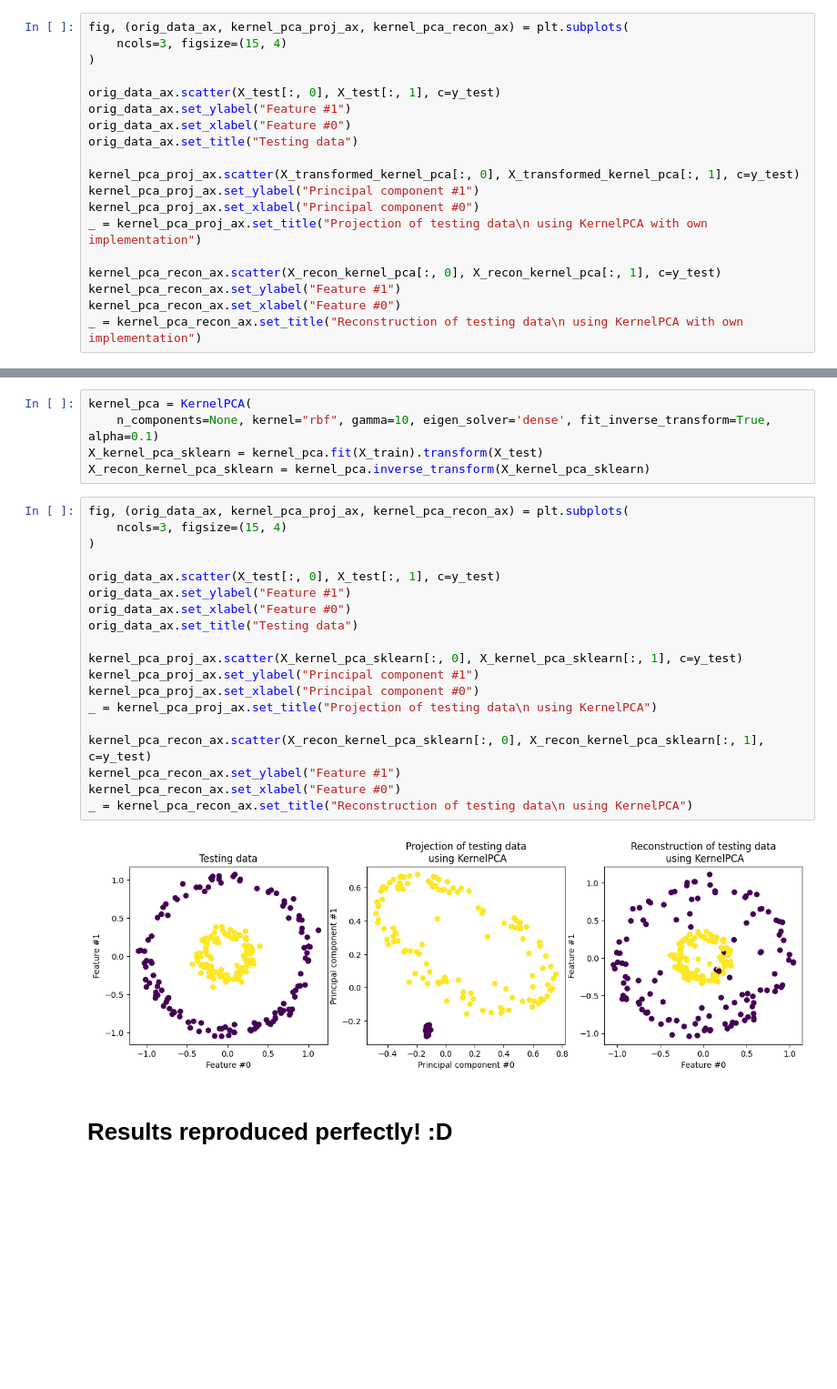
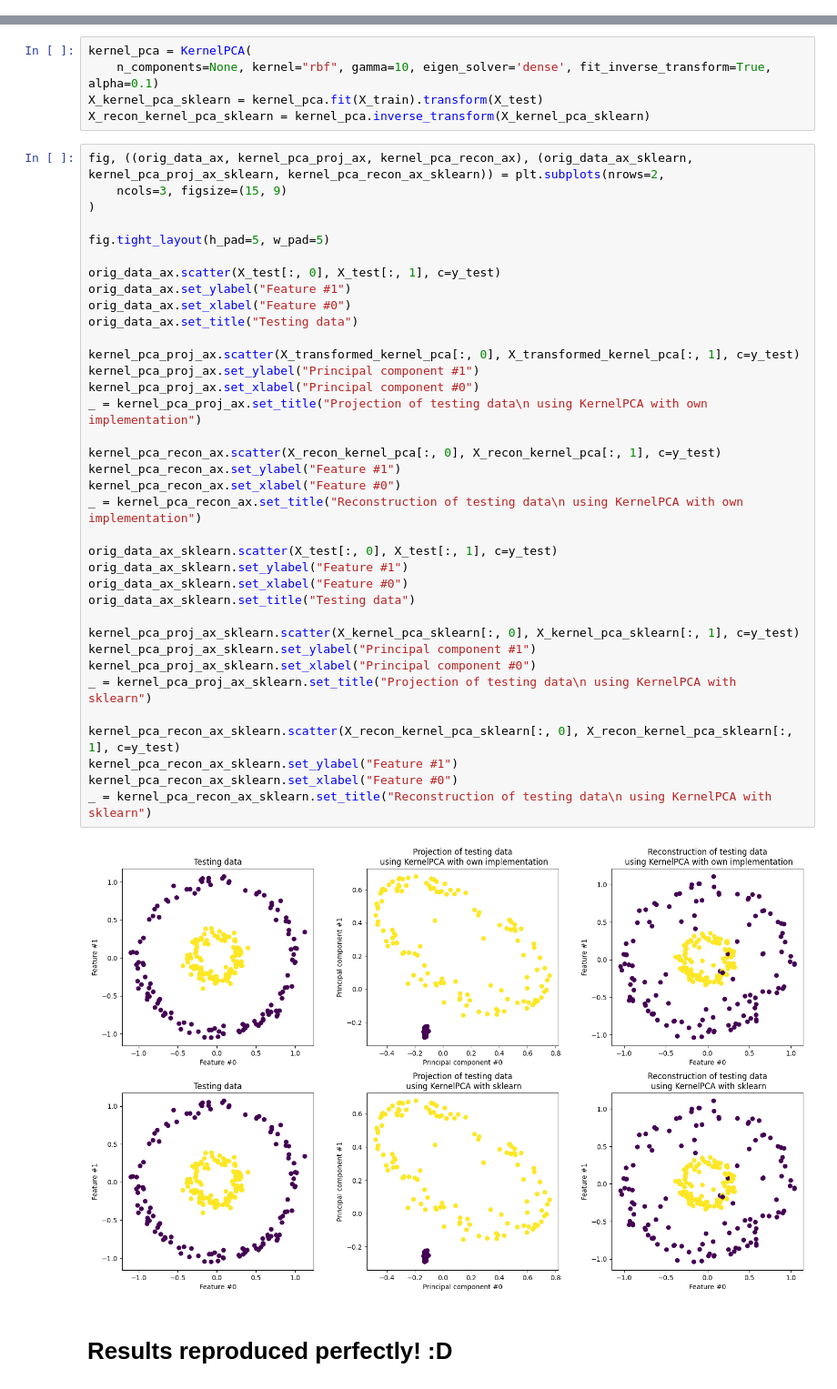
Before and after one commit to abf149/180651final, a Jupyter notebook: kernel_pca.ipynb, the cells around one changed output, grey strips where cells are left out. Shown at 91% size. Drawn from its saved outputs; the diff is of its cells as text; blank space fills up the shorter version.

Commit message:
more organized reproduction of results of sklearn example

```diff
--- a/kernel_pca.ipynb
+++ b/kernel_pca.ipynb
@@ -28,22 +29,3 @@ _ = test_ax.set_title("Testing data")
 # %%
 X_transformed_kernel_pca, eigenvectors, eigenvalues = kpca.kernel_PCA(X_train, X_test, n_components=None, kernel='rbf', gamma=10, mode='transform')
 X_recon_kernel_pca, X_recon_kernel_pca_err = kpca.kernel_PCA(X_train, X_test, n_components=None, kernel='rbf', gamma=10, mode='recon', alpha=0.1)
-# %%
-fig, (orig_data_ax, kernel_pca_proj_ax, kernel_pca_recon_ax) = plt.subplots(
-    ncols=3, figsize=(15, 4)
-)
-
-orig_data_ax.scatter(X_test[:, 0], X_test[:, 1], c=y_test)
-orig_data_ax.set_ylabel("Feature #1")
-orig_data_ax.set_xlabel("Feature #0")
-orig_data_ax.set_title("Testing data")
-
-kernel_pca_proj_ax.scatter(X_transformed_kernel_pca[:, 0], X_transformed_kernel_pca[:, 1], c=y_test)
-kernel_pca_proj_ax.set_ylabel("Principal component #1")
-kernel_pca_proj_ax.set_xlabel("Principal component #0")
-_ = kernel_pca_proj_ax.set_title("Projection of testing data\n using KernelPCA with own implementation")
-
-kernel_pca_recon_ax.scatter(X_recon_kernel_pca[:, 0], X_recon_kernel_pca[:, 1], c=y_test)
-kernel_pca_recon_ax.set_ylabel("Feature #1")
-kernel_pca_recon_ax.set_xlabel("Feature #0")
-_ = kernel_pca_recon_ax.set_title("Reconstruction of testing data\n using KernelPCA with own implementation")
@@ -58,26 +38,43 @@ kernel_pca = KernelPCA(
 X_kernel_pca_sklearn = kernel_pca.fit(X_train).transform(X_test)
 X_recon_kernel_pca_sklearn = kernel_pca.inverse_transform(X_kernel_pca_sklearn)
 # %%
-fig, (orig_data_ax, kernel_pca_proj_ax, kernel_pca_recon_ax) = plt.subplots(
-    ncols=3, figsize=(15, 4)
+fig, ((orig_data_ax, kernel_pca_proj_ax, kernel_pca_recon_ax), (orig_data_ax_sklearn, kernel_pca_proj_ax_sklearn, kernel_pca_recon_ax_sklearn)) = plt.subplots(nrows=2,
+    ncols=3, figsize=(15, 9)
 )
+
+fig.tight_layout(h_pad=5, w_pad=5)
 
 orig_data_ax.scatter(X_test[:, 0], X_test[:, 1], c=y_test)
 orig_data_ax.set_ylabel("Feature #1")
 orig_data_ax.set_xlabel("Feature #0")
 orig_data_ax.set_title("Testing data")
 
-kernel_pca_proj_ax.scatter(X_kernel_pca_sklearn[:, 0], X_kernel_pca_sklearn[:, 1], c=y_test)
+kernel_pca_proj_ax.scatter(X_transformed_kernel_pca[:, 0], X_transformed_kernel_pca[:, 1], c=y_test)
 kernel_pca_proj_ax.set_ylabel("Principal component #1")
 kernel_pca_proj_ax.set_xlabel("Principal component #0")
-_ = kernel_pca_proj_ax.set_title("Projection of testing data\n using KernelPCA")
+_ = kernel_pca_proj_ax.set_title("Projection of testing data\n using KernelPCA with own implementation")
 
-kernel_pca_recon_ax.scatter(X_recon_kernel_pca_sklearn[:, 0], X_recon_kernel_pca_sklearn[:, 1], c=y_test)
+kernel_pca_recon_ax.scatter(X_recon_kernel_pca[:, 0], X_recon_kernel_pca[:, 1], c=y_test)
 kernel_pca_recon_ax.set_ylabel("Feature #1")
 kernel_pca_recon_ax.set_xlabel("Feature #0")
-_ = kernel_pca_recon_ax.set_title("Reconstruction of testing data\n using KernelPCA")
+_ = kernel_pca_recon_ax.set_title("Reconstruction of testing data\n using KernelPCA with own implementation")
+
+orig_data_ax_sklearn.scatter(X_test[:, 0], X_test[:, 1], c=y_test)
+orig_data_ax_sklearn.set_ylabel("Feature #1")
+orig_data_ax_sklearn.set_xlabel("Feature #0")
+orig_data_ax_sklearn.set_title("Testing data")
+
+kernel_pca_proj_ax_sklearn.scatter(X_kernel_pca_sklearn[:, 0], X_kernel_pca_sklearn[:, 1], c=y_test)
+kernel_pca_proj_ax_sklearn.set_ylabel("Principal component #1")
+kernel_pca_proj_ax_sklearn.set_xlabel("Principal component #0")
+_ = kernel_pca_proj_ax_sklearn.set_title("Projection of testing data\n using KernelPCA with sklearn")
+
+kernel_pca_recon_ax_sklearn.scatter(X_recon_kernel_pca_sklearn[:, 0], X_recon_kernel_pca_sklearn[:, 1], c=y_test)
+kernel_pca_recon_ax_sklearn.set_ylabel("Feature #1")
+kernel_pca_recon_ax_sklearn.set_xlabel("Feature #0")
+_ = kernel_pca_recon_ax_sklearn.set_title("Reconstruction of testing data\n using KernelPCA with sklearn")
 # %% [output]
-[figure, old version]
+[figure, new version]
 # %% [markdown]
 # Results reproduced perfectly! :D
 # %%
```
Also changed, not shown: parts of 3 cells of this notebook.
